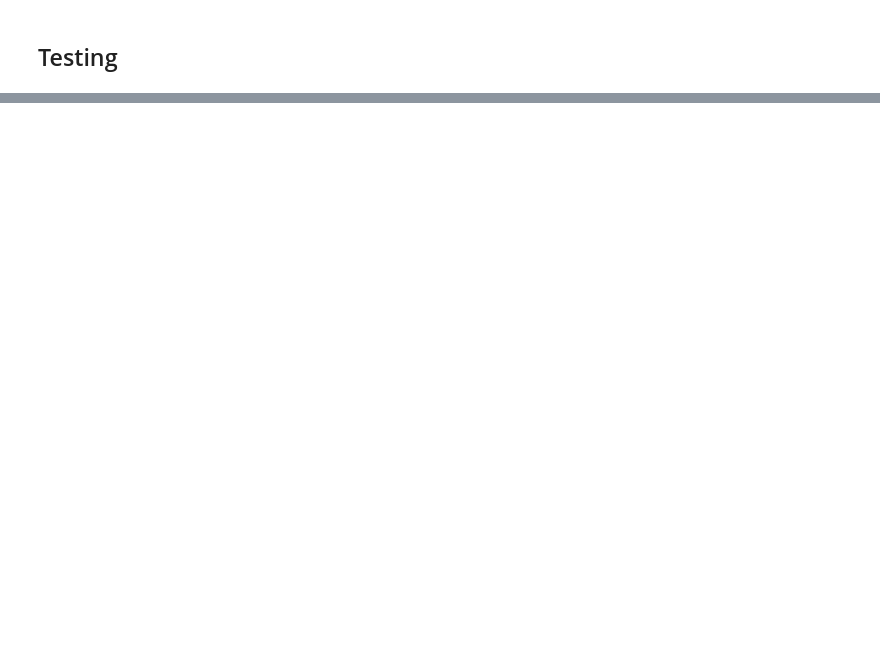
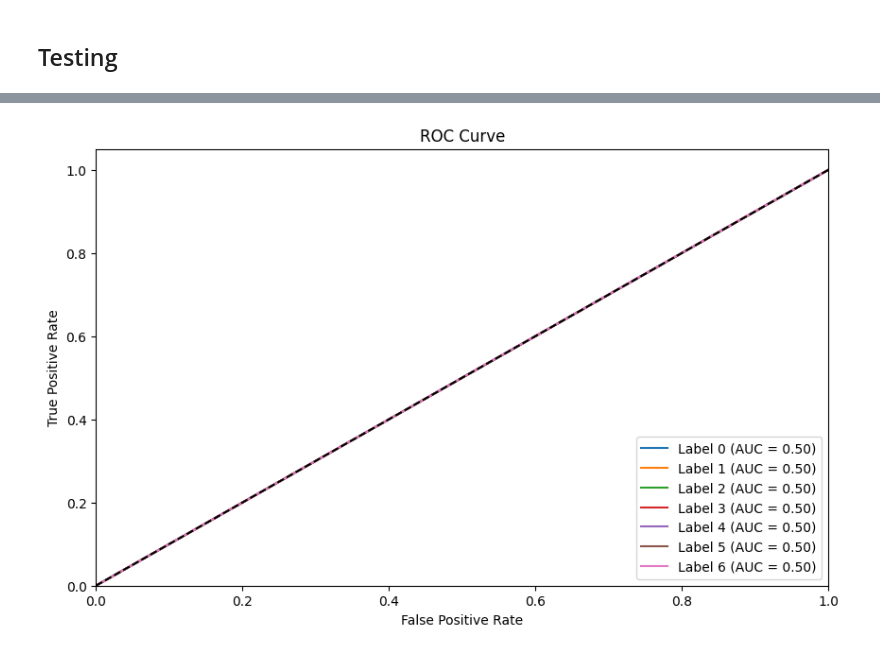
Before and after one commit to MRifqiFz/project-ednn, a Jupyter notebook: Code/DNN.ipynb, the cells around one changed output, grey strips where cells are left out. Cells and saved outputs as stored; diff of their text form; code cells hidden in the pictures; blank space fills up the shorter version.

```diff
--- a/Code/DNN.ipynb
+++ b/Code/DNN.ipynb
@@ -396,0 +413,19 @@ Test accuracy: 594.11%
+# %%
+plt.figure(figsize=(10, 6))
+roc_auc_per_label = dict()
+#predictions=preds
+for i in range(y.shape[1]):
+    fpr, tpr, _ = metrics.roc_curve(y_test[:,i], y_prob[:,i])
+    roc_auc_per_label[i] = metrics.roc_auc_score(y_test[:,i], y_prob[:,i])
+    plt.plot(fpr, tpr, label='Label %d (AUC = %0.2f)' % (i, roc_auc_per_label[i]))
+# Plot ROC curve for each label
+plt.plot([0, 1], [0, 1], 'k--')
+plt.xlim([0.0, 1.0])
+plt.ylim([0.0, 1.05])
+plt.xlabel('False Positive Rate')
+plt.ylabel('True Positive Rate')
+plt.title('ROC Curve')
+plt.legend(loc='lower right')
+plt.show()
+# %% [output]
+[figure, added]
```
Also changed, not shown: parts of 30 cells of this notebook.
